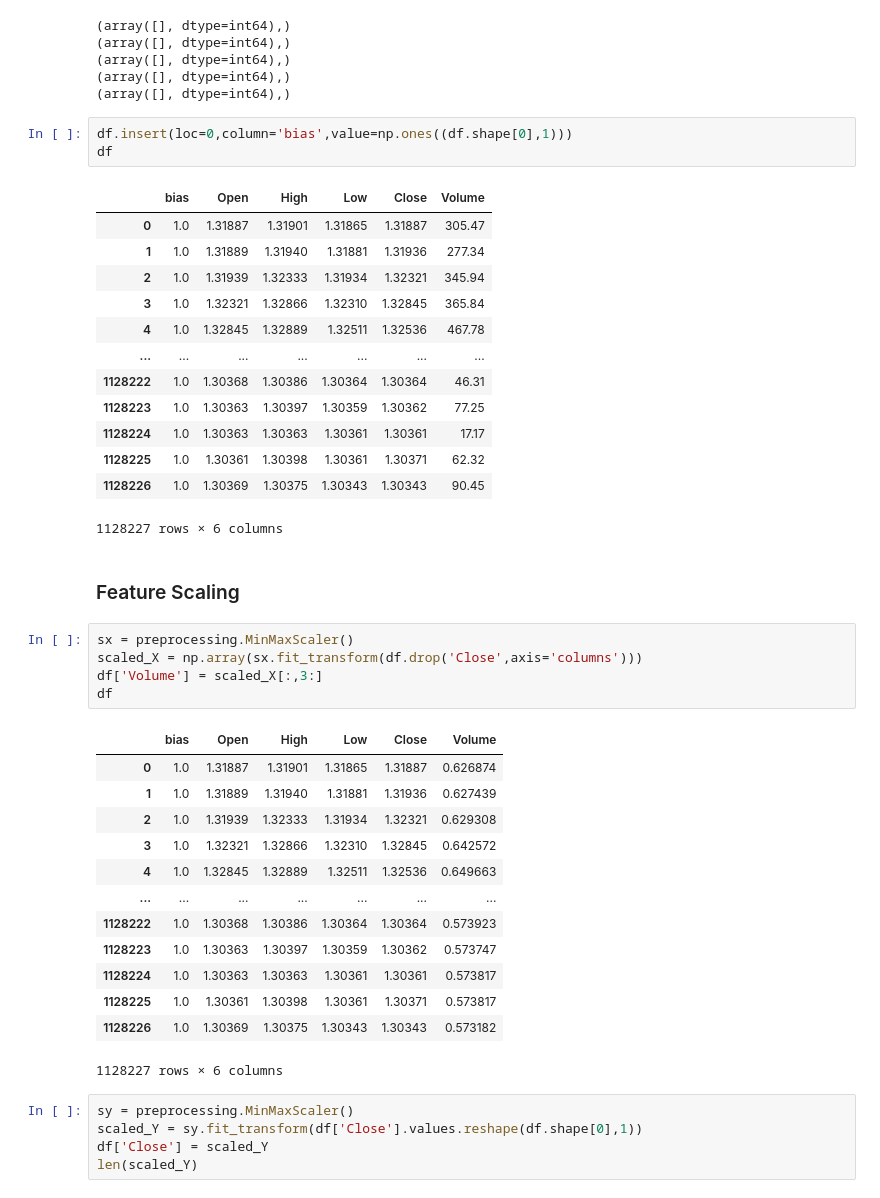
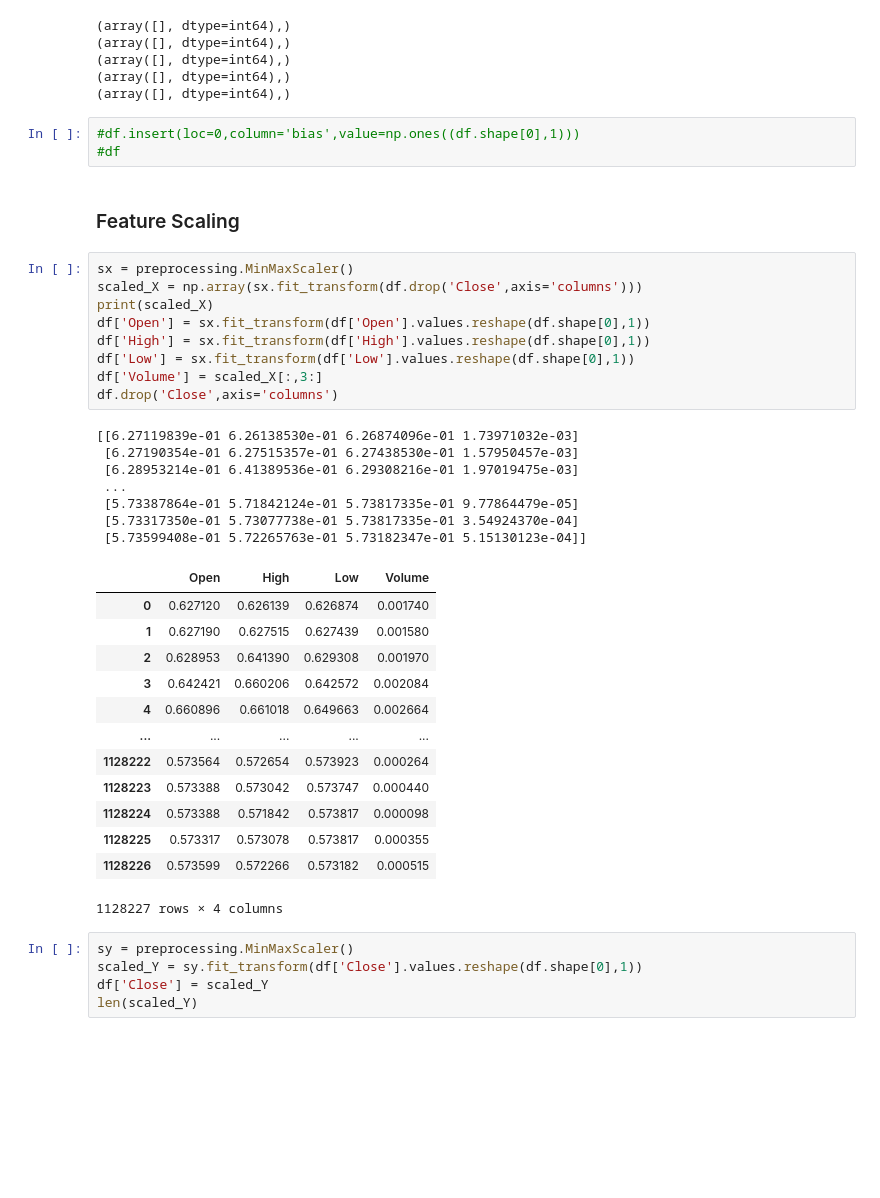
Before and after one commit to MpenduloNxumalo/Linear-Regression-Model, a Jupyter notebook: Assignment 1/Assignment 1.ipynb, the cells around one changed output. Cells and saved outputs as stored; diff of their text form; blank space fills up the shorter version.

```diff
--- a/Assignment 1/Assignment 1.ipynb
+++ b/Assignment 1/Assignment 1.ipynb
@@ -99,43 +99,40 @@ print(missingValuesForVolume)
 (array([], dtype=int64),)
 (array([], dtype=int64),)
 # %%
-df.insert(loc=0,column='bias',value=np.ones((df.shape[0],1)))
-df
+#df.insert(loc=0,column='bias',value=np.ones((df.shape[0],1)))
+#df
-# %% [output]
-|  | bias | Open | High | Low | Close | Volume |
-| 0 | 1.0 | 1.31887 | 1.31901 | 1.31865 | 1.31887 | 305.47 |
-| 1 | 1.0 | 1.31889 | 1.31940 | 1.31881 | 1.31936 | 277.34 |
-| 2 | 1.0 | 1.31939 | 1.32333 | 1.31934 | 1.32321 | 345.94 |
-| 3 | 1.0 | 1.32321 | 1.32866 | 1.32310 | 1.32845 | 365.84 |
-| 4 | 1.0 | 1.32845 | 1.32889 | 1.32511 | 1.32536 | 467.78 |
-| ... | ... | ... | ... | ... | ... | ... |
-| 1128222 | 1.0 | 1.30368 | 1.30386 | 1.30364 | 1.30364 | 46.31 |
-| 1128223 | 1.0 | 1.30363 | 1.30397 | 1.30359 | 1.30362 | 77.25 |
-| 1128224 | 1.0 | 1.30363 | 1.30363 | 1.30361 | 1.30361 | 17.17 |
-| 1128225 | 1.0 | 1.30361 | 1.30398 | 1.30361 | 1.30371 | 62.32 |
-| 1128226 | 1.0 | 1.30369 | 1.30375 | 1.30343 | 1.30343 | 90.45 |
-1128227 rows × 6 columns
 # %% [markdown]
 <h3>Feature Scaling</h3>
 # %%
 sx = preprocessing.MinMaxScaler()
 scaled_X = np.array(sx.fit_transform(df.drop('Close',axis='columns')))
+print(scaled_X)
+df['Open'] = sx.fit_transform(df['Open'].values.reshape(df.shape[0],1))
+df['High'] = sx.fit_transform(df['High'].values.reshape(df.shape[0],1))
+df['Low'] = sx.fit_transform(df['Low'].values.reshape(df.shape[0],1))
 df['Volume'] = scaled_X[:,3:]
-df
+df.drop('Close',axis='columns')
 # %% [output]
+[[6.27119839e-01 6.26138530e-01 6.26874096e-01 1.73971032e-03]
+ [6.27190354e-01 6.27515357e-01 6.27438530e-01 1.57950457e-03]
+ [6.28953214e-01 6.41389536e-01 6.29308216e-01 1.97019475e-03]
+ ...
+ [5.73387864e-01 5.71842124e-01 5.73817335e-01 9.77864479e-05]
+ [5.73317350e-01 5.73077738e-01 5.73817335e-01 3.54924370e-04]
+ [5.73599408e-01 5.72265763e-01 5.73182347e-01 5.15130123e-04]]
-|  | bias | Open | High | Low | Close | Volume |
-| 0 | 1.0 | 1.31887 | 1.31901 | 1.31865 | 1.31887 | 0.626874 |
-| 1 | 1.0 | 1.31889 | 1.31940 | 1.31881 | 1.31936 | 0.627439 |
-| 2 | 1.0 | 1.31939 | 1.32333 | 1.31934 | 1.32321 | 0.629308 |
-| 3 | 1.0 | 1.32321 | 1.32866 | 1.32310 | 1.32845 | 0.642572 |
-| 4 | 1.0 | 1.32845 | 1.32889 | 1.32511 | 1.32536 | 0.649663 |
-| ... | ... | ... | ... | ... | ... | ... |
-| 1128222 | 1.0 | 1.30368 | 1.30386 | 1.30364 | 1.30364 | 0.573923 |
-| 1128223 | 1.0 | 1.30363 | 1.30397 | 1.30359 | 1.30362 | 0.573747 |
-| 1128224 | 1.0 | 1.30363 | 1.30363 | 1.30361 | 1.30361 | 0.573817 |
-| 1128225 | 1.0 | 1.30361 | 1.30398 | 1.30361 | 1.30371 | 0.573817 |
-| 1128226 | 1.0 | 1.30369 | 1.30375 | 1.30343 | 1.30343 | 0.573182 |
+|  | Open | High | Low | Volume |
+| 0 | 0.627120 | 0.626139 | 0.626874 | 0.001740 |
+| 1 | 0.627190 | 0.627515 | 0.627439 | 0.001580 |
+| 2 | 0.628953 | 0.641390 | 0.629308 | 0.001970 |
+| 3 | 0.642421 | 0.660206 | 0.642572 | 0.002084 |
+| 4 | 0.660896 | 0.661018 | 0.649663 | 0.002664 |
+| ... | ... | ... | ... | ... |
+| 1128222 | 0.573564 | 0.572654 | 0.573923 | 0.000264 |
+| 1128223 | 0.573388 | 0.573042 | 0.573747 | 0.000440 |
+| 1128224 | 0.573388 | 0.571842 | 0.573817 | 0.000098 |
+| 1128225 | 0.573317 | 0.573078 | 0.573817 | 0.000355 |
+| 1128226 | 0.573599 | 0.572266 | 0.573182 | 0.000515 |
-1128227 rows × 6 columns
+1128227 rows × 4 columns
 # %%
 sy = preprocessing.MinMaxScaler()
 scaled_Y = sy.fit_transform(df['Close'].values.reshape(df.shape[0],1))
```
Also changed, not shown: parts of 10 cells of this notebook.
